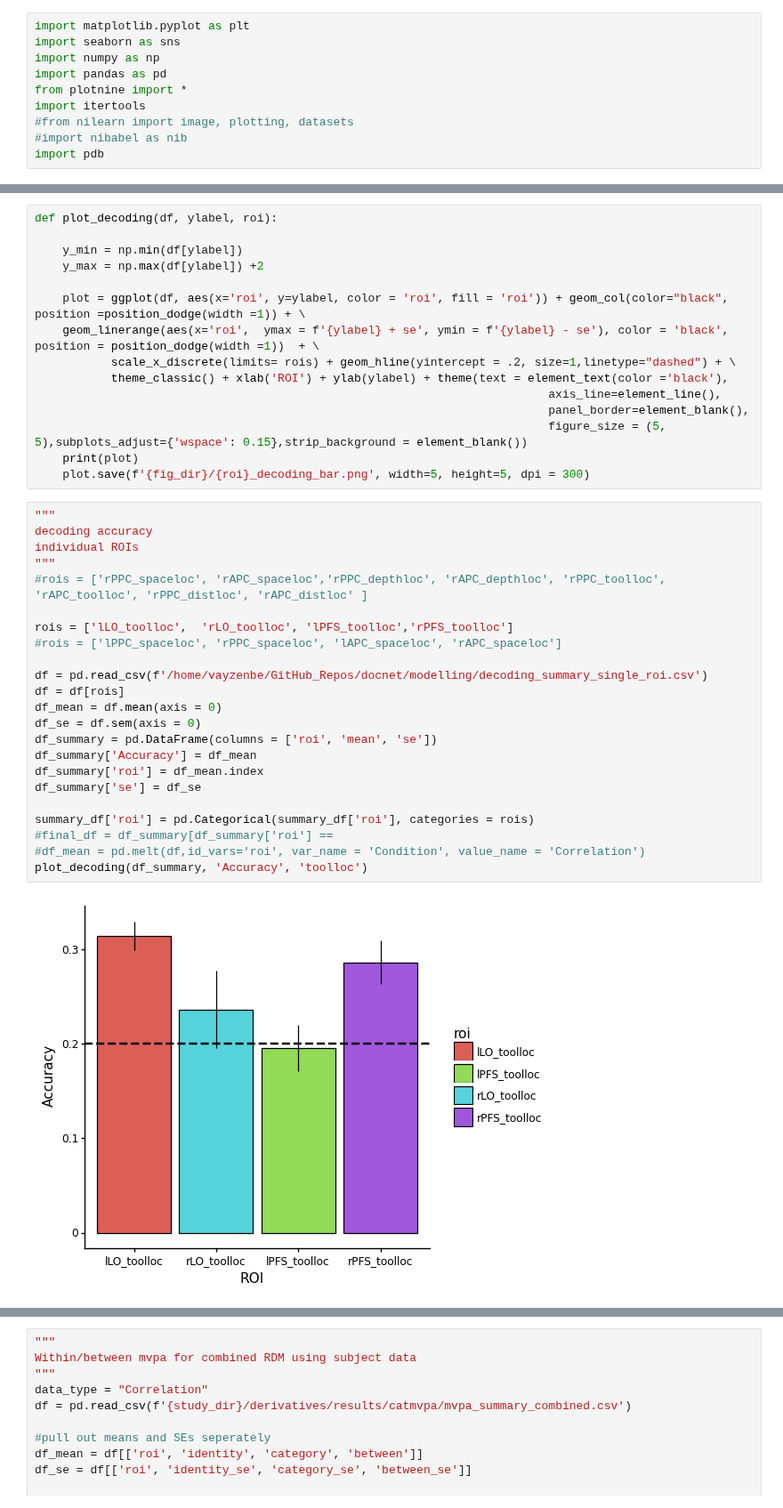
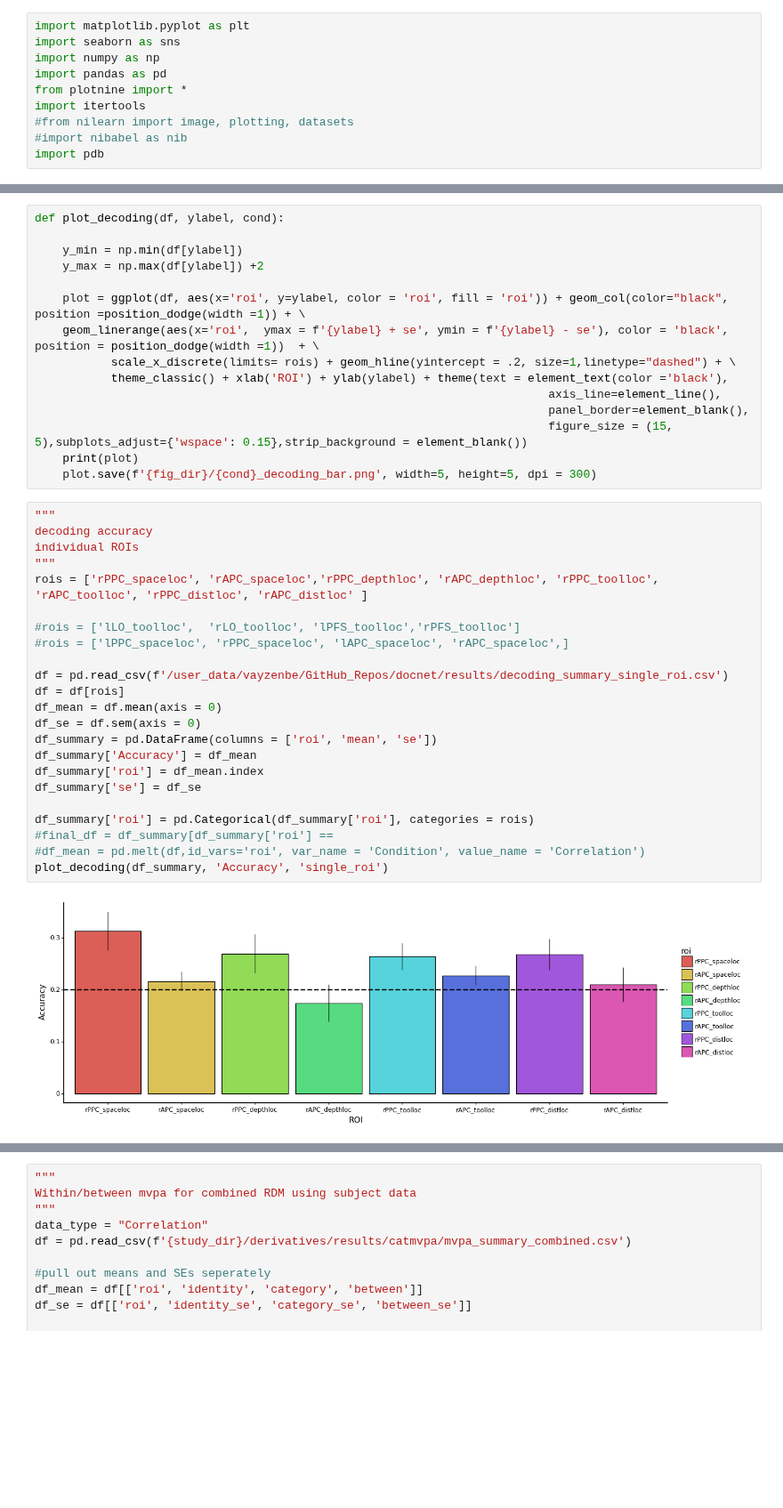
Before and after one commit to vayzenb/docnet, a Jupyter notebook: fmri/exp2_create_figures.ipynb, the cells around one changed output, grey strips where cells are left out. Shown at 89% size. Drawn from its saved outputs; the diff is of its cells as text; blank space fills up the shorter version.

```diff
--- a/fmri/exp2_create_figures.ipynb
+++ b/fmri/exp2_create_figures.ipynb
@@ -45,5 +46,5 @@ def plot_bar(df, ylabel):
 # %%
-def plot_decoding(df, ylabel, roi):
+def plot_decoding(df, ylabel, cond):
 
     y_min = np.min(df[ylabel])
     y_max = np.max(df[ylabel]) +2
@@ -54,31 +55,31 @@ def plot_decoding(df, ylabel, roi):
            theme_classic() + xlab('ROI') + ylab(ylabel) + theme(text = element_text(color ='black'),
                                                                           axis_line=element_line(),
                                                                           panel_border=element_blank(),
-                                                                          figure_size = (5, 5),subplots_adjust={'wspace': 0.15},strip_background = element_blank())
+                                                                          figure_size = (15, 5),subplots_adjust={'wspace': 0.15},strip_background = element_blank())
     print(plot)
-    plot.save(f'{fig_dir}/{roi}_decoding_bar.png', width=5, height=5, dpi = 300)
+    plot.save(f'{fig_dir}/{cond}_decoding_bar.png', width=5, height=5, dpi = 300)
 # %%
 """
 decoding accuracy
 individual ROIs
 """
-#rois = ['rPPC_spaceloc', 'rAPC_spaceloc','rPPC_depthloc', 'rAPC_depthloc', 'rPPC_toolloc', 'rAPC_toolloc', 'rPPC_distloc', 'rAPC_distloc' ]
+rois = ['rPPC_spaceloc', 'rAPC_spaceloc','rPPC_depthloc', 'rAPC_depthloc', 'rPPC_toolloc', 'rAPC_toolloc', 'rPPC_distloc', 'rAPC_distloc' ]
 
-rois = ['lLO_toolloc',  'rLO_toolloc', 'lPFS_toolloc','rPFS_toolloc']
-#rois = ['lPPC_spaceloc', 'rPPC_spaceloc', 'lAPC_spaceloc', 'rAPC_spaceloc']
+#rois = ['lLO_toolloc',  'rLO_toolloc', 'lPFS_toolloc','rPFS_toolloc']
+#rois = ['lPPC_spaceloc', 'rPPC_spaceloc', 'lAPC_spaceloc', 'rAPC_spaceloc',]
 
-df = pd.read_csv(f'/home/vayzenbe/GitHub_Repos/docnet/modelling/decoding_summary_single_roi.csv')
+df = pd.read_csv(f'/user_data/vayzenbe/GitHub_Repos/docnet/results/decoding_summary_single_roi.csv')
 df = df[rois]
 df_mean = df.mean(axis = 0)
 df_se = df.sem(axis = 0)
 df_summary = pd.DataFrame(columns = ['roi', 'mean', 'se'])
 df_summary['Accuracy'] = df_mean
 df_summary['roi'] = df_mean.index
 df_summary['se'] = df_se
 
-summary_df['roi'] = pd.Categorical(summary_df['roi'], categories = rois)
+df_summary['roi'] = pd.Categorical(df_summary['roi'], categories = rois)
 #final_df = df_summary[df_summary['roi'] ==
 #df_mean = pd.melt(df,id_vars='roi', var_name = 'Condition', value_name = 'Correlation')
-plot_decoding(df_summary, 'Accuracy', 'toolloc')
+plot_decoding(df_summary, 'Accuracy', 'single_roi')
 # %% [output]
-[figure, old version]
+[figure, new version]
```
Also changed, not shown: parts of 4 cells of this notebook, 19 other files.
